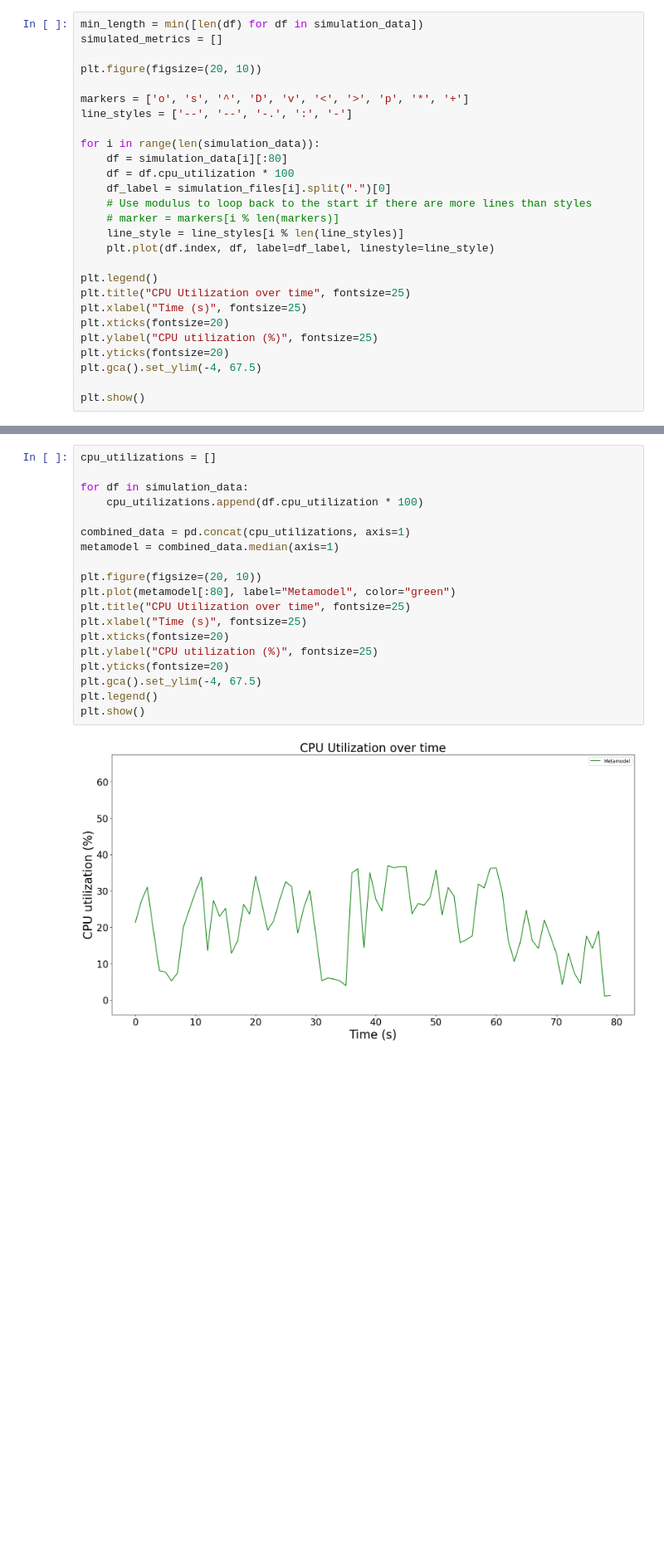
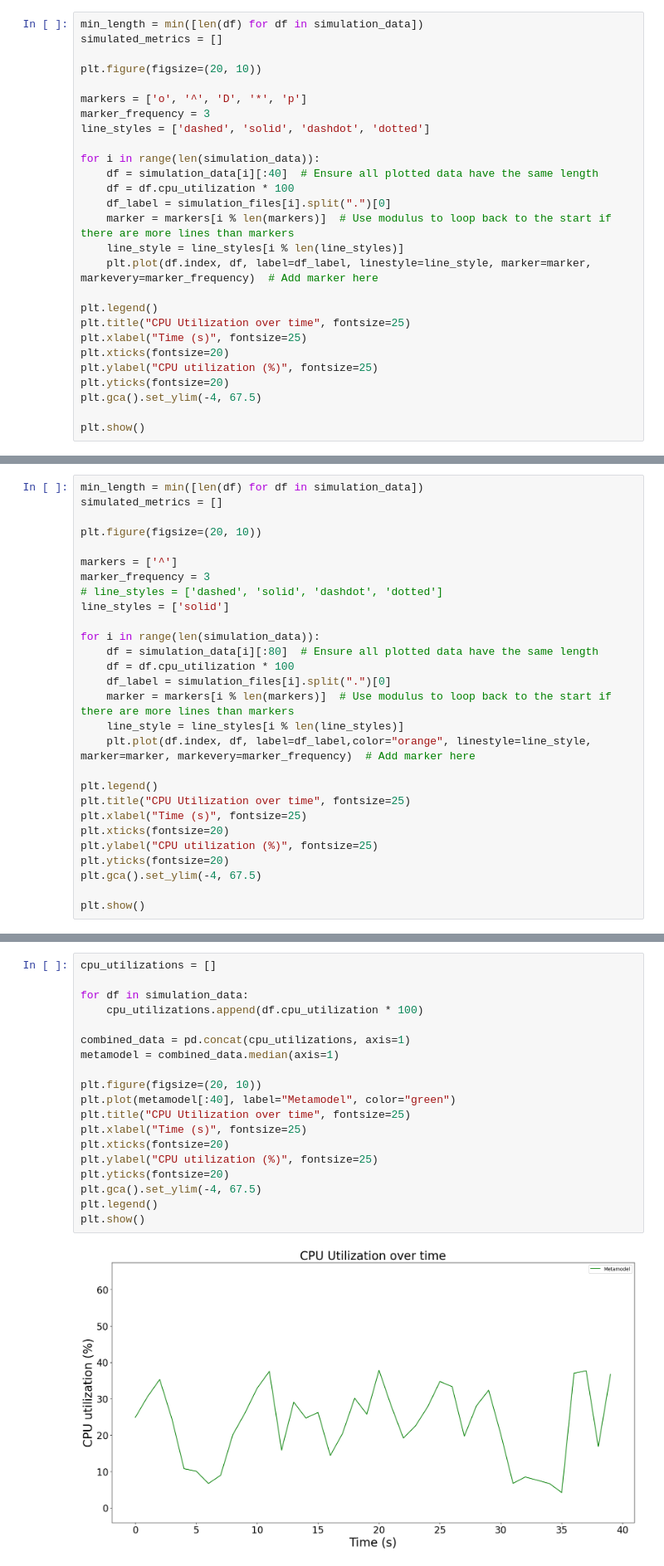
Before and after one commit to Radu-Nicolae/opendc-m3sa, a Jupyter notebook: opendc-experiments/opendc-experiments-metamodel/src/main/Python_scripts/MetaModelAutomated.ipynb, the cells around one changed output, grey strips where cells are left out. Shown at 83% size. Cells and saved outputs as stored; diff of their text form; blank space fills up the shorter version.

Commit message:
towards a modular metamodel code

```diff
--- a/opendc-experiments/opendc-experiments-metamodel/src/main/Python_scripts/MetaModelAutomated.ipynb
+++ b/opendc-experiments/opendc-experiments-metamodel/src/main/Python_scripts/MetaModelAutomated.ipynb
@@ -49,17 +51,17 @@ simulated_metrics = []
 
 plt.figure(figsize=(20, 10))
 
-markers = ['o', 's', '^', 'D', 'v', '<', '>', 'p', '*', '+']
-line_styles = ['--', '--', '-.', ':', '-']
+markers = ['o', '^', 'D', '*', 'p']
+marker_frequency = 3
+line_styles = ['dashed', 'solid', 'dashdot', 'dotted']
 
 for i in range(len(simulation_data)):
-    df = simulation_data[i][:80]
+    df = simulation_data[i][:40]  # Ensure all plotted data have the same length
     df = df.cpu_utilization * 100
     df_label = simulation_files[i].split(".")[0]
-    # Use modulus to loop back to the start if there are more lines than styles
-    # marker = markers[i % len(markers)]
+    marker = markers[i % len(markers)]  # Use modulus to loop back to the start if there are more lines than markers
     line_style = line_styles[i % len(line_styles)]
-    plt.plot(df.index, df, label=df_label, linestyle=line_style)
+    plt.plot(df.index, df, label=df_label, linestyle=line_style, marker=marker, markevery=marker_frequency)  # Add marker here
 
 plt.legend()
 plt.title("CPU Utilization over time", fontsize=25)
@@ -74,0 +77,28 @@ plt.show()
+# %%
+min_length = min([len(df) for df in simulation_data])
+simulated_metrics = []
+
+plt.figure(figsize=(20, 10))
+
+markers = ['^']
+marker_frequency = 3
+# line_styles = ['dashed', 'solid', 'dashdot', 'dotted']
+line_styles = ['solid']
+
+for i in range(len(simulation_data)):
+    df = simulation_data[i][:80]  # Ensure all plotted data have the same length
+    df = df.cpu_utilization * 100
+    df_label = simulation_files[i].split(".")[0]
+    marker = markers[i % len(markers)]  # Use modulus to loop back to the start if there are more lines than markers
+    line_style = line_styles[i % len(line_styles)]
+    plt.plot(df.index, df, label=df_label,color="orange", linestyle=line_style, marker=marker, markevery=marker_frequency)  # Add marker here
+
+plt.legend()
+plt.title("CPU Utilization over time", fontsize=25)
+plt.xlabel("Time (s)", fontsize=25)
+plt.xticks(fontsize=20)
+plt.ylabel("CPU utilization (%)", fontsize=25)
+plt.yticks(fontsize=20)
+plt.gca().set_ylim(-4, 67.5)
+
+plt.show()
@@ -75,24 +109,24 @@ plt.show()
 # %%
 cpu_utilizations = []
 
 for df in simulation_data:
     cpu_utilizations.append(df.cpu_utilization * 100)
 
 combined_data = pd.concat(cpu_utilizations, axis=1)
 metamodel = combined_data.median(axis=1)
 
 plt.figure(figsize=(20, 10))
-plt.plot(metamodel[:80], label="Metamodel", color="green")
+plt.plot(metamodel[:40], label="Metamodel", color="green")
 plt.title("CPU Utilization over time", fontsize=25)
 plt.xlabel("Time (s)", fontsize=25)
 plt.xticks(fontsize=20)
 plt.ylabel("CPU utilization (%)", fontsize=25)
 plt.yticks(fontsize=20)
 plt.gca().set_ylim(-4, 67.5)
 plt.legend()
 plt.show()
 # %% [output]
-[figure, old version]
+[figure, new version]
 # %% [markdown]
 # Margin of error models
 # %%
```
Also changed, not shown: parts of 6 cells of this notebook, 12 other files.
